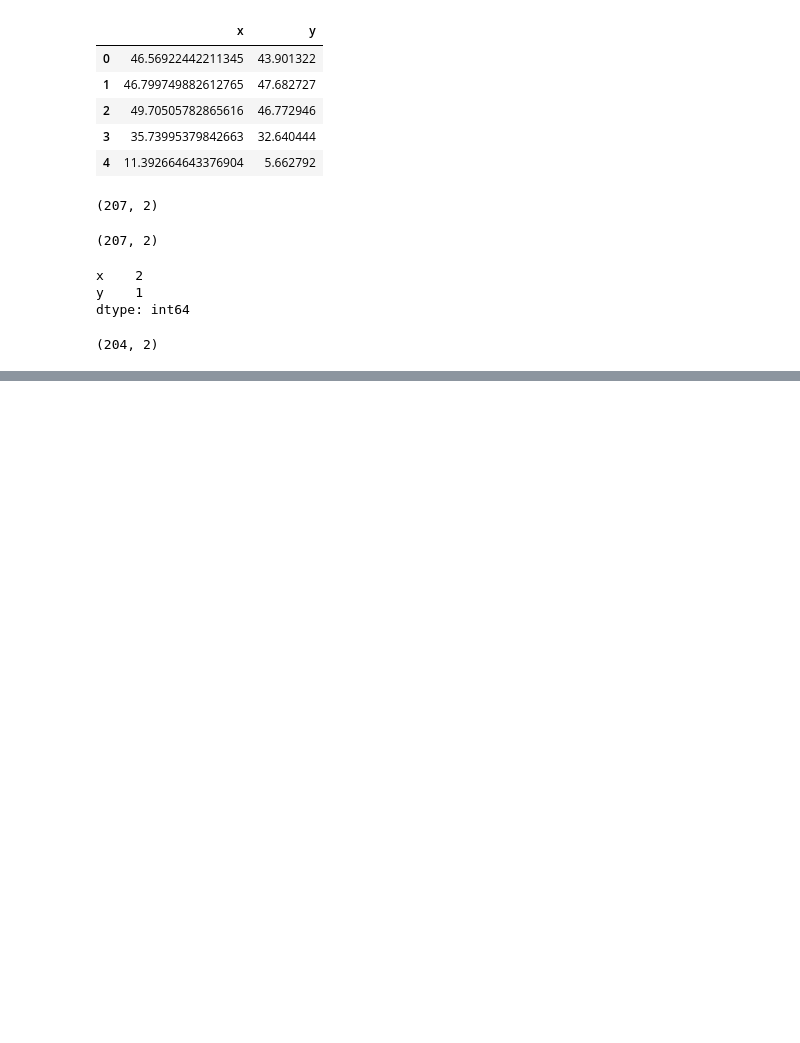
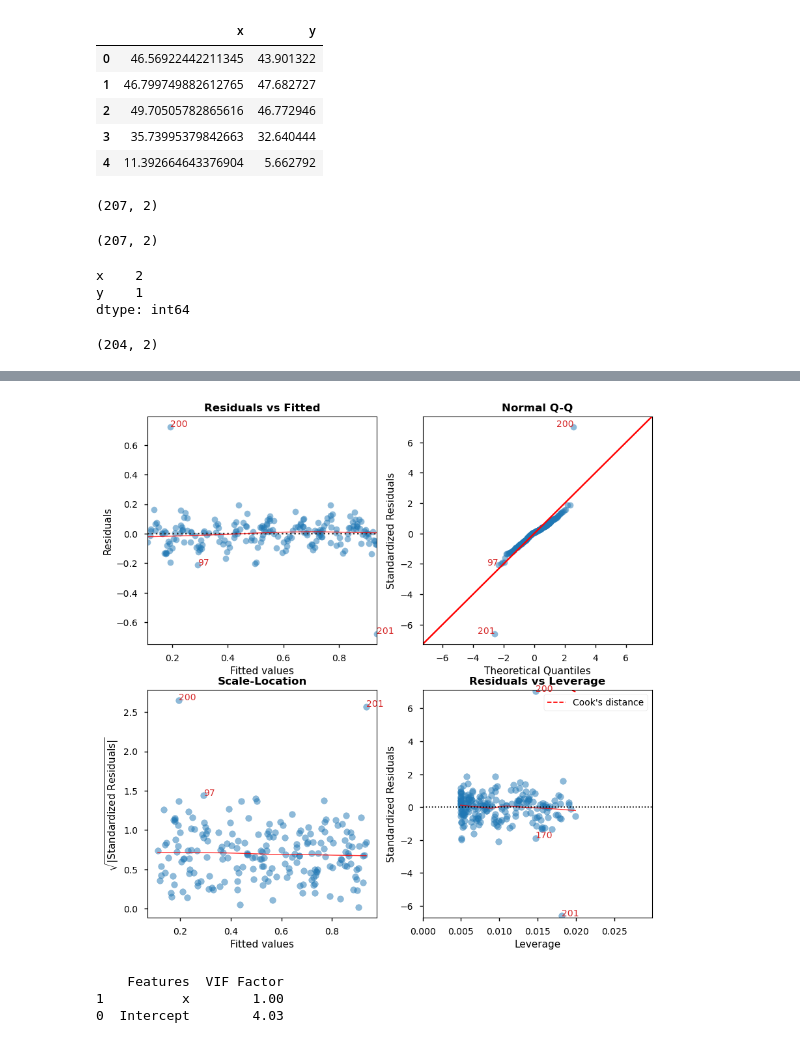
Before and after one commit to ishalijadhav/exampleRepository, a Jupyter notebook: Task03.ipynb, the cells around one changed output, grey strips where cells are left out. Cells and saved outputs as stored; diff of their text form; code cells hidden in the pictures; blank space fills up the shorter version.

```diff
--- a/Task03.ipynb
+++ b/Task03.ipynb
@@ -72,0 +153,19 @@ Z-Scores:
+# %%
+model = smf.ols('y ~ x', data=final_data).fit()
+
+# Initialize the LinearRegDiagnostic class
+diagnostic = LinearRegDiagnostic(model)
+
+vif_table, fig, ax = diagnostic(plot_context='seaborn-notebook')
+fig.set_size_inches(12, 8)
+
+# Adjust layout to reduce overlap
+fig.tight_layout()
+fig.savefig('UE_04_App2_DiagnosticPlots.pdf')
+
+print(vif_table)
+# %% [output]
+[figure, added]
+    Features  VIF Factor
+1          x        1.00
+0  Intercept        4.03
```
Also changed, not shown: parts of 12 cells of this notebook, 14 other files.
